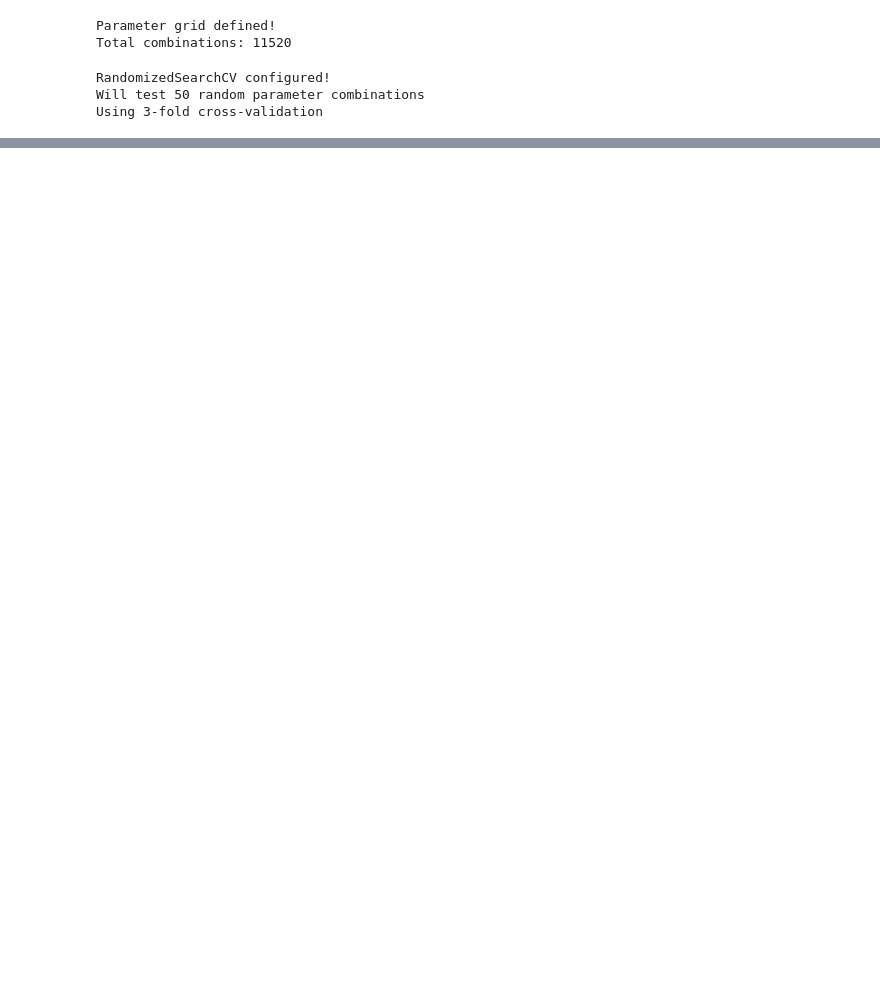
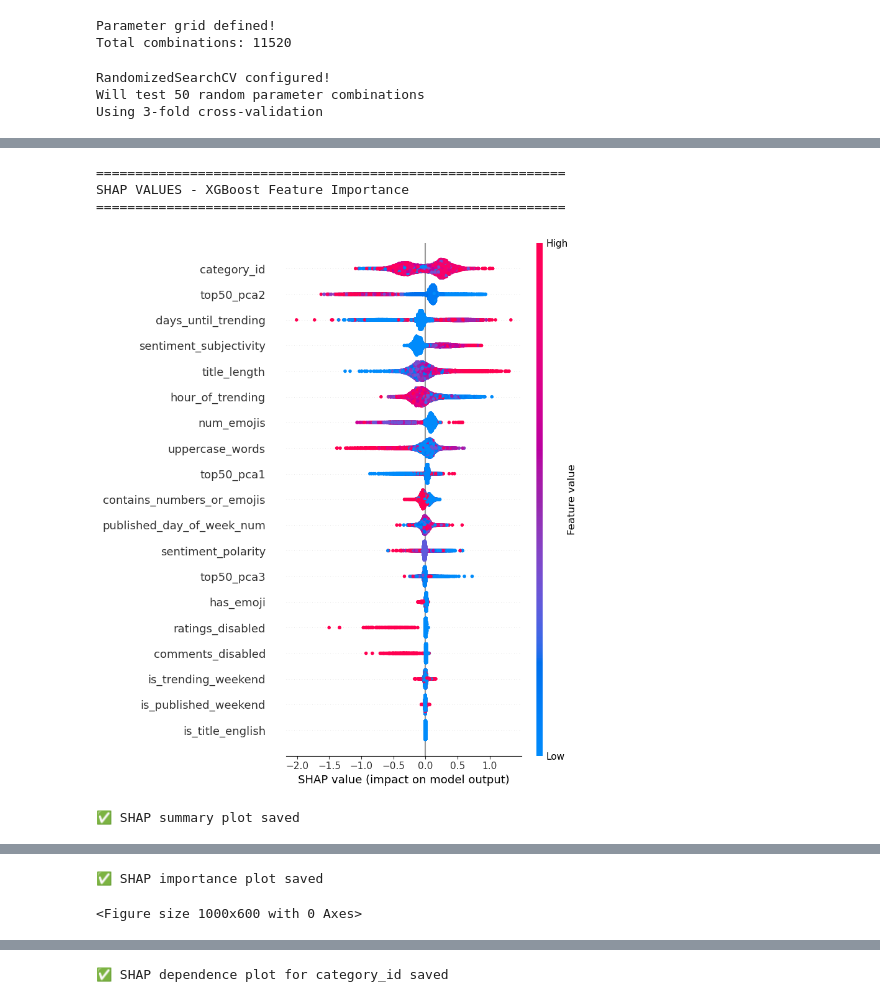
Before and after one commit to Aadarsh524/video-engagement-predictor, a Jupyter notebook: notebooks/08_xgboost_model.ipynb, the cells around one changed output, grey strips where cells are left out. Drawn from its saved outputs; the diff is of its cells as text; code cells hidden in the pictures; blank space fills up the shorter version.

```diff
--- a/notebooks/08_xgboost_model.ipynb
+++ b/notebooks/08_xgboost_model.ipynb
@@ -274,0 +246,49 @@ Top Features (sorted by importance):
+# %%
+import shap
+import matplotlib.pyplot as plt
+# ========================================
+# SHAP ANALYSIS (for XGBoost comparison)
+# ========================================
+
+print("\n" + "="*60)
+print("SHAP VALUES - XGBoost Feature Importance")
+print("="*60)
+
+# Use your trained XGBoost model
+explainer = shap.TreeExplainer(best_xgb)  # Your tuned XGBoost
+shap_values = explainer.shap_values(X_test)
+
+# Plot 1: Summary plot
+plt.figure(figsize=(10, 8))
+shap.summary_plot(shap_values, X_test, feature_names=features, show=False)
+plt.tight_layout()
+
+plt.show()
+print("✅ SHAP summary plot saved")
+
+# Plot 2: Bar plot (average importance)
+plt.figure(figsize=(10, 6))
+shap.summary_plot(shap_values, X_test, feature_names=features,
+                  plot_type="bar", show=False)
+plt.tight_layout()
+
+plt.show()
+print("✅ SHAP importance plot saved")
+
+# Plot 3: Dependence plot for top feature
+top_feature_idx = np.abs(shap_values).mean(0).argmax()
+top_feature = features[top_feature_idx]
+
+plt.figure(figsize=(10, 6))
+shap.dependence_plot(top_feature_idx, shap_values, X_test,
+                     feature_names=features, show=False)
+plt.title(f'SHAP Dependence Plot: {top_feature}')
+plt.tight_layout()
+plt.show()
+print(f"✅ SHAP dependence plot for {top_feature} saved")
+# %% [output]
+============================================================
+SHAP VALUES - XGBoost Feature Importance
+============================================================
+[figure, added]
+✅ SHAP summary plot saved
@@ -274,0 +296,2 @@ Top Features (sorted by importance):
+✅ SHAP importance plot saved
+<Figure size 1000x600 with 0 Axes>
@@ -274,0 +299 @@ Top Features (sorted by importance):
+✅ SHAP dependence plot for category_id saved
```
Also changed, not shown: parts of 7 cells of this notebook, 31 other files.
